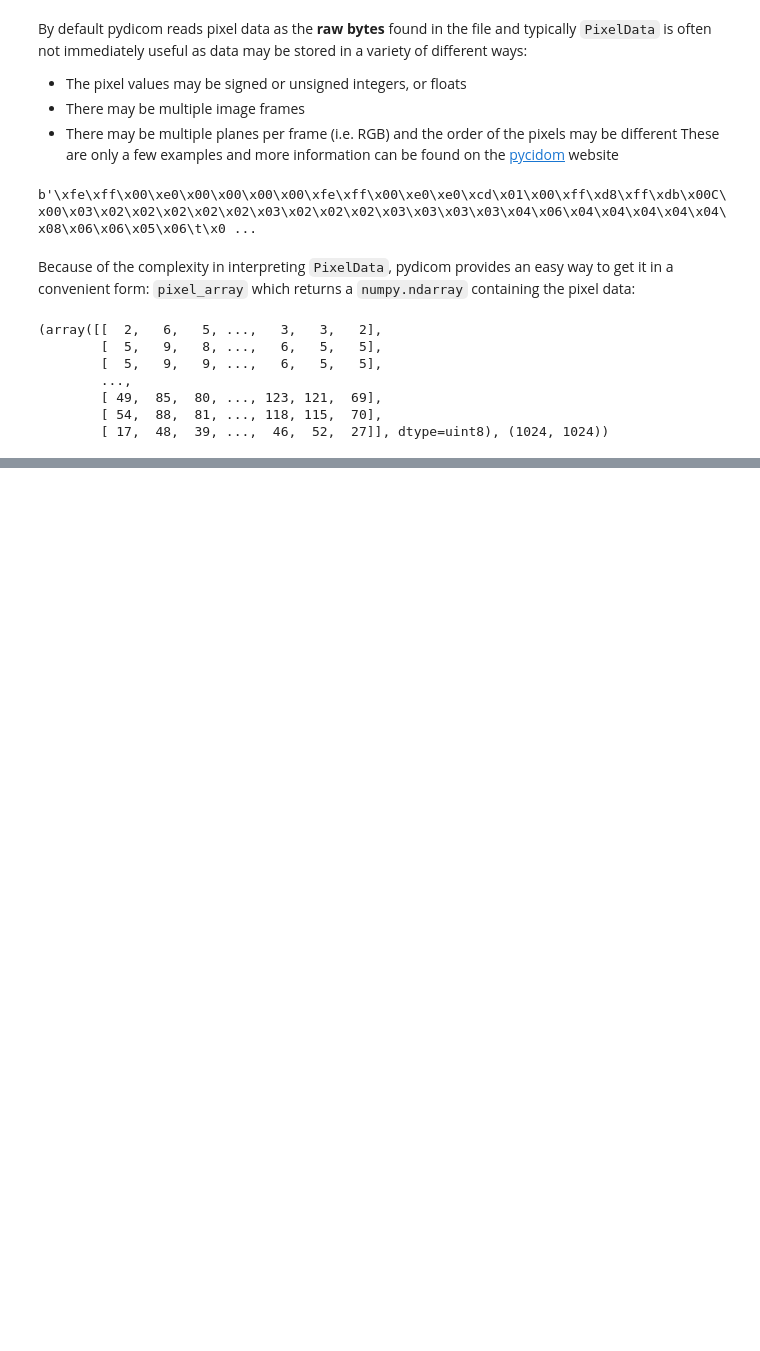
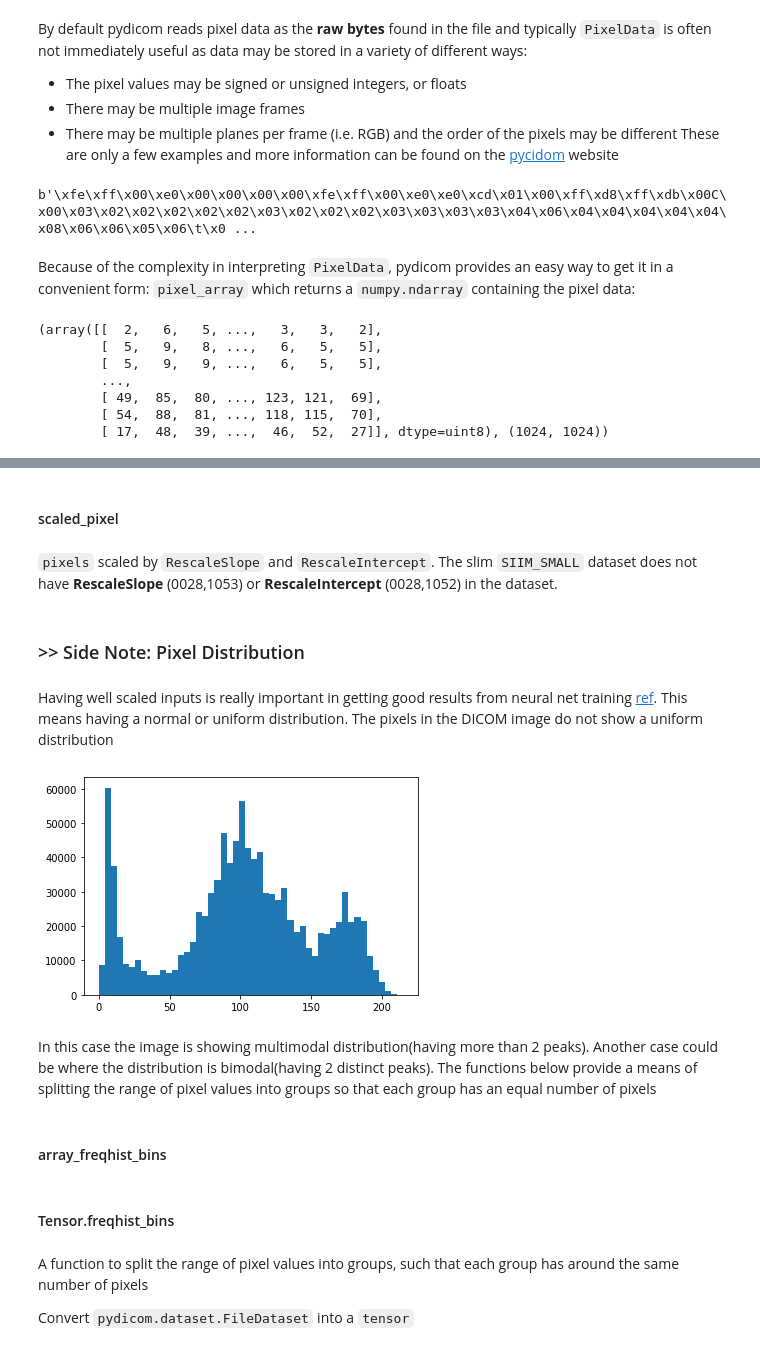
Before and after one commit to asvcode/covid19-translations, a Jupyter notebook: _notebooks/2020-04-28-Medical-Imaging-Part1.ipynb, the cells around one changed output, grey strips where cells are left out. Drawn from its saved outputs; the diff is of its cells as text; code cells hidden in the pictures; blank space fills up the shorter version.

```diff
--- a/_notebooks/2020-04-28-Medical-Imaging-Part1.ipynb
+++ b/_notebooks/2020-04-28-Medical-Imaging-Part1.ipynb
@@ -135,0 +164,18 @@ dimg.pixel_array, dimg.pixel_array.shape
+# %% [markdown]
+#### scaled_pixel
+# %% [markdown]
+`pixels` scaled by `RescaleSlope` and `RescaleIntercept`. The slim `SIIM_SMALL` dataset does not have **RescaleSlope** (0028,1053) or **RescaleIntercept** (0028,1052) in the dataset.
+# %% [markdown]
+### >> Side Note: Pixel Distribution
+# %% [markdown]
+Having well scaled inputs is really important in getting good results from neural net training [ref](https://course.fast.ai/videos/?lesson=10&t=3641). This means having a normal or uniform distribution. The pixels in the DICOM image do not show a uniform distribution
+# %%
+px = dimg.pixels.flatten()
+plt.hist(px, bins=50);
+# %% [output]
+[figure, added]
+# %% [markdown]
+In this case the image is showing multimodal distribution(having more than 2 peaks). Another case could be where the distribution is bimodal(having 2 distinct peaks).
+The functions below provide a means of splitting the range of pixel values into groups so that each group has an equal number of pixels
+# %% [markdown]
+#### array_freqhist_bins
@@ -135,0 +184,6 @@ dimg.pixel_array, dimg.pixel_array.shape
+# %% [markdown]
+#### Tensor.freqhist_bins
+# %% [markdown]
+A function to split the range of pixel values into groups, such that each group has around the same number of pixels
+
+Convert `pydicom.dataset.FileDataset` into a `tensor`
```
Also changed, not shown: parts of 31 cells of this notebook.
